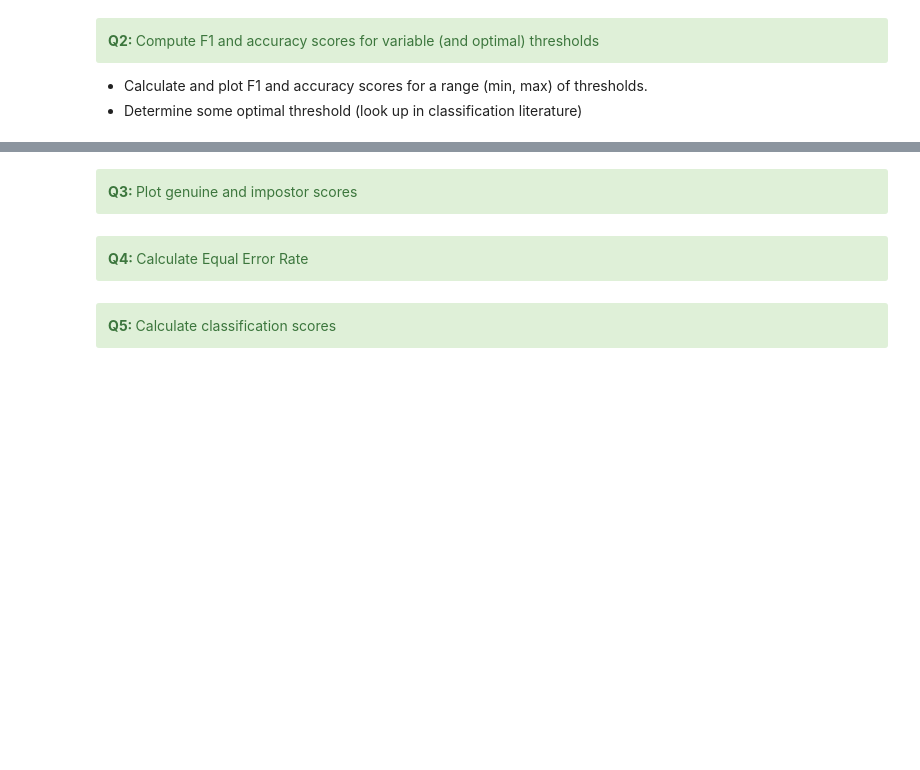
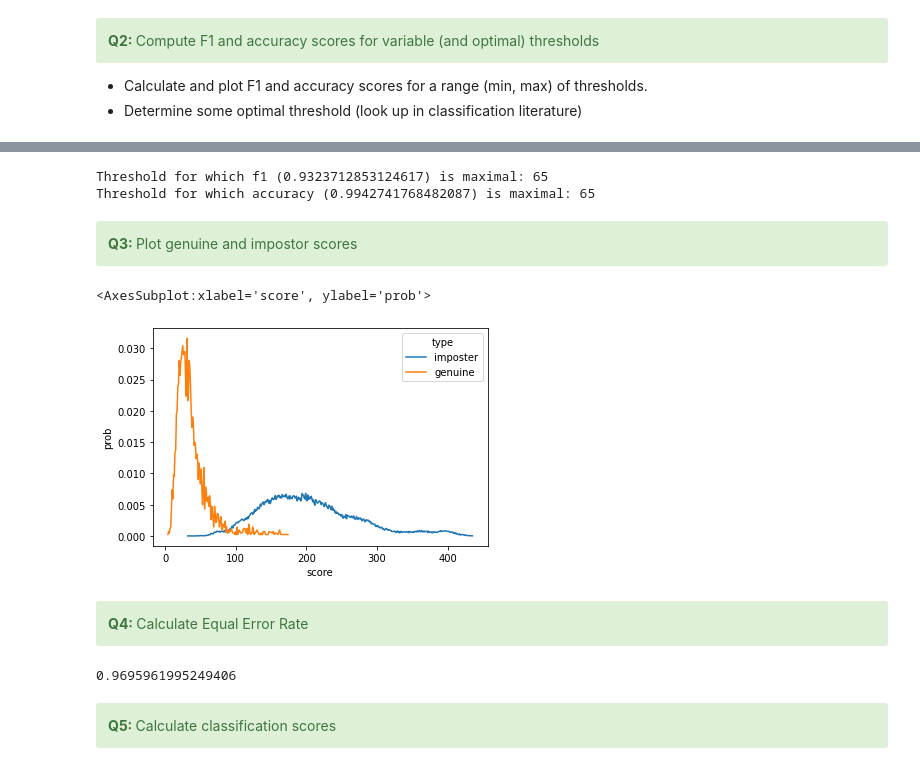
Before and after one commit to Everaert-K/Biometrics-system-concepts, a Jupyter notebook: assignment_3_2021.ipynb, the cells around one changed output, grey strips where cells are left out. Saved outputs shown, nothing was run; the diff lists cells and outputs as text; code cells hidden in the pictures; blank space fills up the shorter version.

Commit message:
performance checking

```diff
--- a/assignment_3_2021.ipynb
+++ b/assignment_3_2021.ipynb
@@ -718,11 +694,84 @@ In this section you can re-use the code you developed for validation in the prev
+# %%
+"""Calculate the threshold for which F1 is maximal."""
+thresholds = []
+accuracies = []
+F1_scores = []
+
+for threshold in range(0,506):
+    threshold = threshold
+
+    y_pred = []
+    for score in scores:
+        if score <= threshold:
+            y_pred.append(1)
+        else:
+            y_pred.append(0)
+
+    thresholds.append(threshold)
+    accuracy = metrics.accuracy_score(genuine_id, y_pred, normalize=True)
+    accuracies.append(accuracy)
+    f1 = metrics.f1_score(genuine_id, y_pred, pos_label=1, average='binary')
+    F1_scores.append(f1)
+
+index_max_F1 = F1_scores.index(max(F1_scores))
+index_max_accuracy = accuracies.index(max(accuracies))
+print("Threshold for which f1 ("+str(F1_scores[index_max_F1])+") is maximal: "+str(thresholds[index_max_F1]))
+print("Threshold for which accuracy ("+str(accuracies[index_max_accuracy])+") is maximal: "+str(thresholds[index_max_accuracy]))
+# %% [output]
+Threshold for which f1 (0.9323712853124617) is maximal: 65
+Threshold for which accuracy (0.9942741768482087) is maximal: 65
 # %% [markdown]
 <div class="alert alert-block alert-success">
 <b>Q3: </b> Plot genuine and impostor scores
 </div>
+# %%
+imposter_indexes = [index for index, element in enumerate(genuine_id) if element == 0]
+imposter_scores = [scores[i] for i in imposter_indexes]
+
+genuine_indexes = [index for index, element in enumerate(genuine_id) if element == 1]
+genuine_scores = [scores[i] for i in genuine_indexes]
+
+imposter_df = pd.DataFrame({'score' : imposter_scores})
+genuine_df = pd.DataFrame({'score' : genuine_scores})
+
+imposter_df['type'] = "imposter"
+genuine_df['type'] = "genuine"
+
+number_of_imposters = len(imposter_scores)
+number_of_genuine = len(genuine_scores)
+
+imposter_df['score'] = imposter_df['score'].astype(int)
+genuine_df['score'] = genuine_df['score'].astype(int)
+
+imposter_df['count'] = imposter_df.groupby('score')['score'].transform('size')
+imposter_df['prob'] = imposter_df['count']/number_of_imposters
+imposter_df = imposter_df.drop_duplicates()
+
+genuine_df['count'] = genuine_df.groupby('score')['score'].transform('size')
+genuine_df['prob'] = genuine_df['count']/number_of_genuine
+genuine_df = genuine_df.drop_duplicates()
+
+df = imposter_df.append(genuine_df)
+
+sns.lineplot(data=df,x='score',y='prob',hue='type')
+# %% [output]
+<AxesSubplot:xlabel='score', ylabel='prob'>
+[figure, added]
 # %% [markdown]
 <div class="alert alert-block alert-success">
 <b>Q4: </b> Calculate Equal Error Rate
 </div>
+# %%
+# The Equal Error Rate (EER), which is the point on the ROC-curve where FAR(FMR) equals FRR (1-TAR). A lower EER value indicates better performance.
+from sklearn.metrics import make_scorer, roc_curve
+from scipy.optimize import brentq
+from scipy.interpolate import interp1d
+# check what exactly this expects might be that you should map the scores to percentages
+fpr, tpr, thresholds = roc_curve(genuine_id, scores, pos_label=1)
+EER = brentq(lambda x : 1. - x - interp1d(fpr, tpr)(x), 0., 1.)
+print(EER)
+# %% [output]
+0.9695961995249406
 # %% [markdown]
 <div class="alert alert-block alert-success">
 <b>Q5: </b> Calculate classification scores
```
Also changed, not shown: parts of 25 cells of this notebook.
